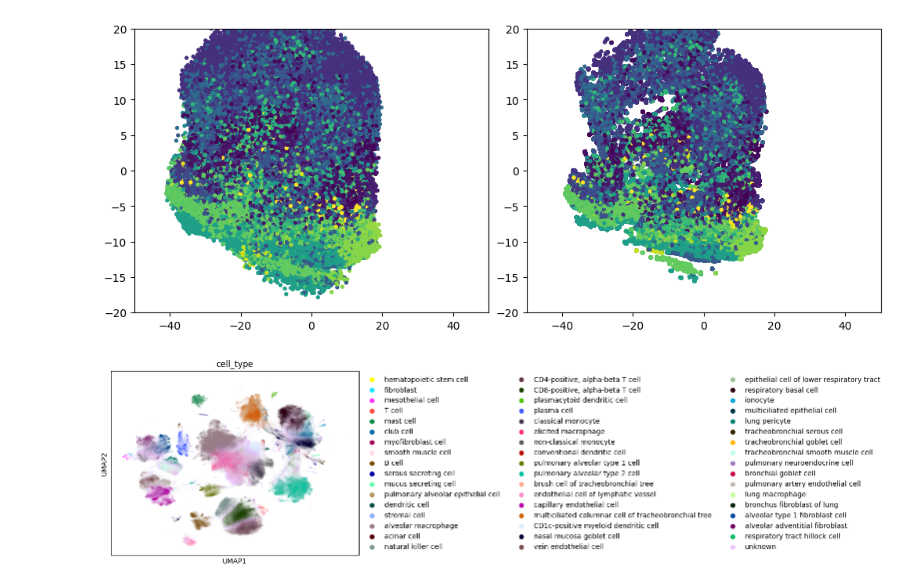
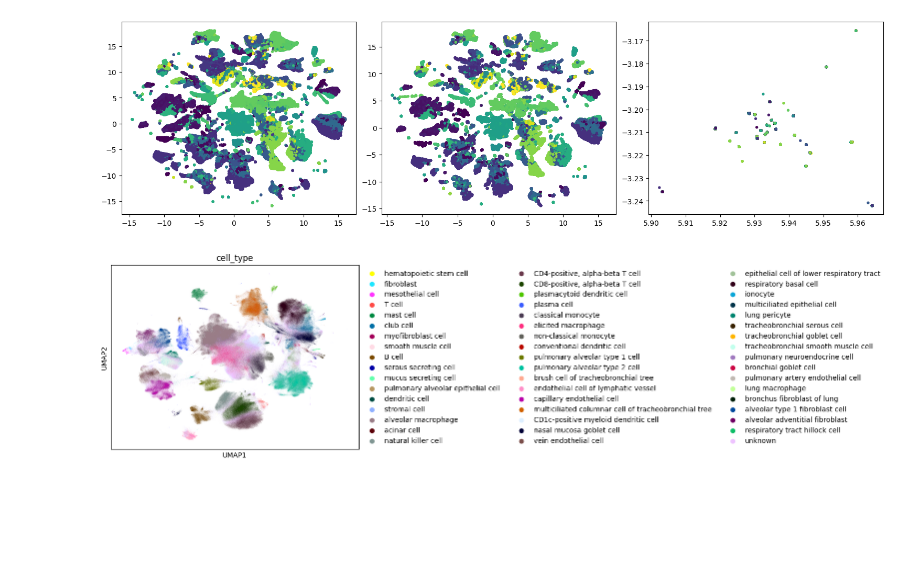
Before and after one commit to nveshaan/msde, a Jupyter notebook: notebooks/umap.ipynb, the cells around one changed output. Cells and saved outputs as stored; diff of their text form; code cells hidden in the pictures; blank space fills up the shorter version.

```diff
--- a/notebooks/umap.ipynb
+++ b/notebooks/umap.ipynb
@@ -5,8 +5,9 @@ import h5py
 import scanpy as sc
 from umap import UMAP
 # %%
-file = h5py.File("/Volumes/SSD/hcla_50pc_50k.hdf5", 'r')
-adata = sc.read_h5ad('../data/hlca.h5ad', backed='r')
+file = h5py.File("/Volumes/SSD/data/hlca_50pc_50k.hdf5", 'r')
+file2 = h5py.File("/Volumes/SSD/data/hlca_50pc_50k_50t.hdf5", 'r')
+adata = sc.read_h5ad('/Volumes/SSD/data/hlca.h5ad', backed='r')
 # %%
 labels, colors = np.unique(adata.obs["cell_type"], return_inverse=True)
 # %%
@@ -23,19 +20,17 @@ KeyboardInterrupt:
 # %%
-iter0 = file["trajectory"]["0"][idx]
-iter20 = file["trajectory"]["20"][idx]
+og = umap.transform(file["trajectory"]["0"][idx])
+nn = umap.transform(file["trajectory"]["20"][idx])
+ann = umap.transform(file2["trajectory"]["20"][idx])
 # %%
-fig, axes = plt.subplots(1, 2, figsize=(10, 4), layout='constrained')
+fig, axes = plt.subplots(1, 3, figsize=(15, 4), layout='constrained')
 
-axes[0].scatter(iter0[:, 0], iter0[:, 1], c=colors[idx], s=8)
-axes[0].set_xlim(-50, 50)
-axes[0].set_ylim(-20, 20)
-axes[1].scatter(iter20[:, 0], iter20[:, 1], c=colors[idx], s=8)
-axes[1].set_xlim(-50, 50)
-axes[1].set_ylim(-20, 20)
+axes[0].scatter(og[:, 0], og[:, 1], c=colors[idx], s=8)
+axes[1].scatter(nn[:, 0], nn[:, 1], c=colors[idx], s=8)
+axes[2].scatter(ann[:, 0], ann[:, 1], c=colors[idx], s=8)
 
 plt.show()
 # %% [output]
-[figure, old version]
+[figure, new version]
 # %%
 sc.pl.umap(adata, color="cell_type")
 # %% [output]
```
Also changed, not shown: parts of 2 cells of this notebook, 1 other file.
